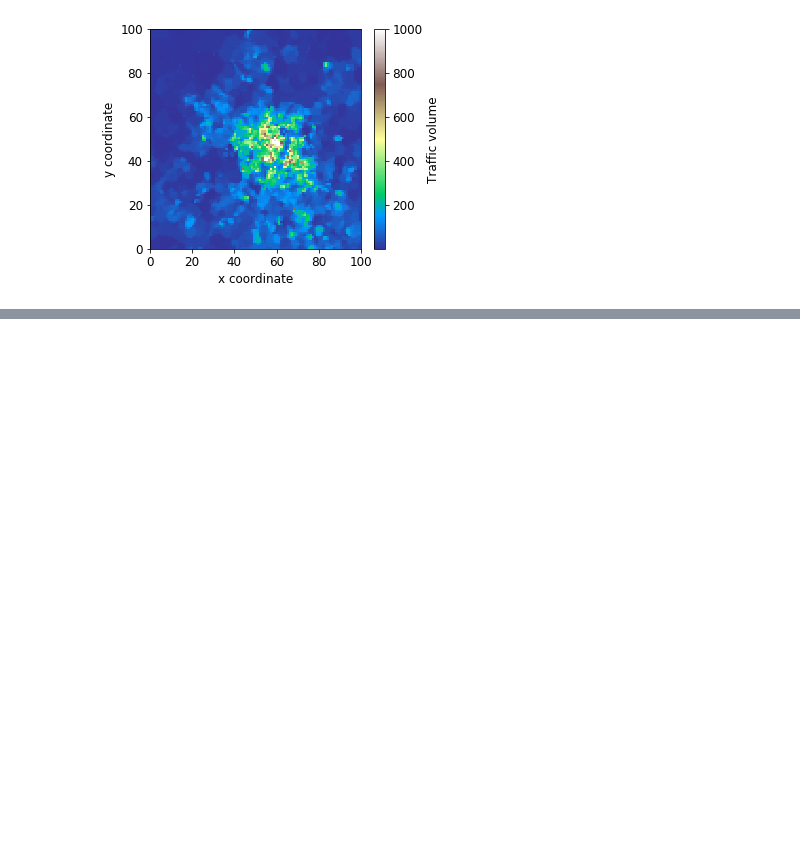
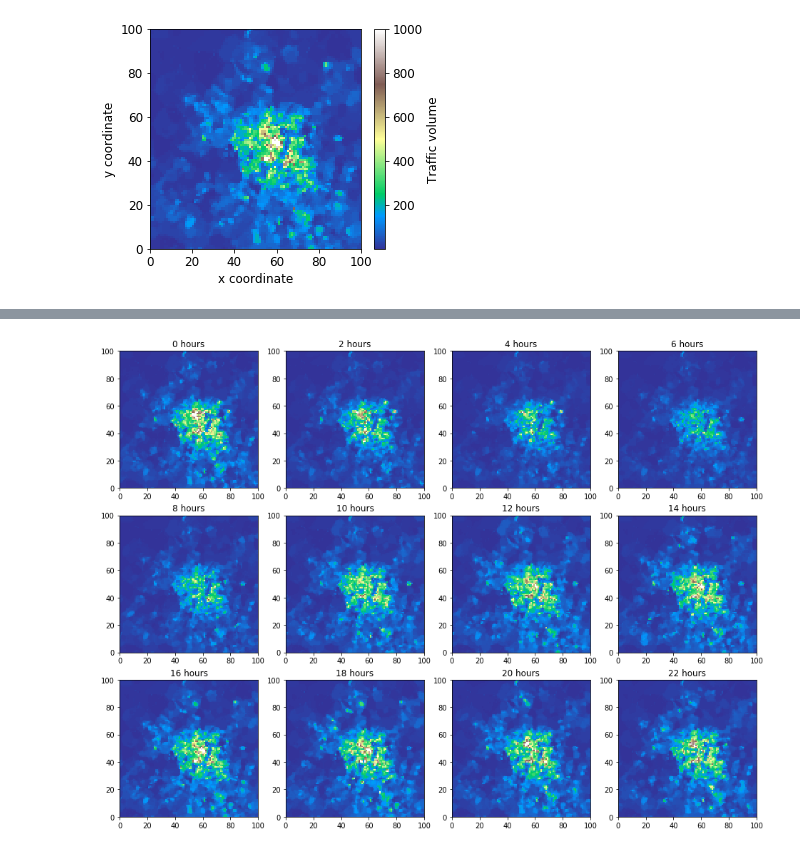
Before and after one commit to dzhv/Spatio-Temporal-mobile-traffic-forecasting, a Jupyter notebook: notebooks/data_exploration.ipynb, the cells around one changed output, grey strips where cells are left out. Saved outputs shown, nothing was run; the diff lists cells and outputs as text; code cells hidden in the pictures; blank space fills up the shorter version.

```diff
--- a/notebooks/data_exploration.ipynb
+++ b/notebooks/data_exploration.ipynb
@@ -80,0 +136,17 @@ for line_coords, axis in zip(cell_coords, axis_grid):
+# %%
+plt.figure(figsize=(16, 12))
+
+for i in range(12):
+    index = i*12
+    dots1 = data[index]  # 96 is 15:00 UTC,  16:00 local Milan time
+
+    plt.subplot(3, 4, i+1)
+    plt.pcolormesh(dots1, cmap='terrain', vmin=dots1.min(), vmax=1000)
+
+    hour = index // 6
+    plt.title(f"{hour} hours")
+#     plt.colorbar(label="Traffic volume")
+#
+#
+# %% [output]
+[figure, added]
```
Also changed, not shown: parts of 13 cells of this notebook.
